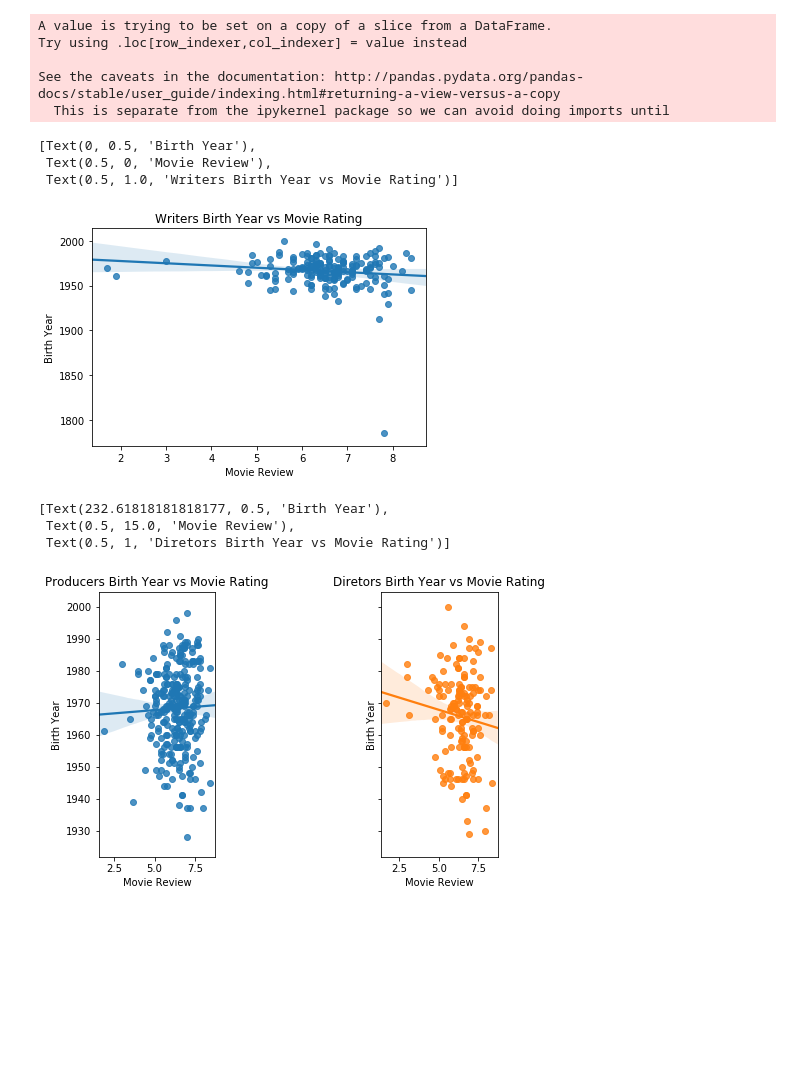
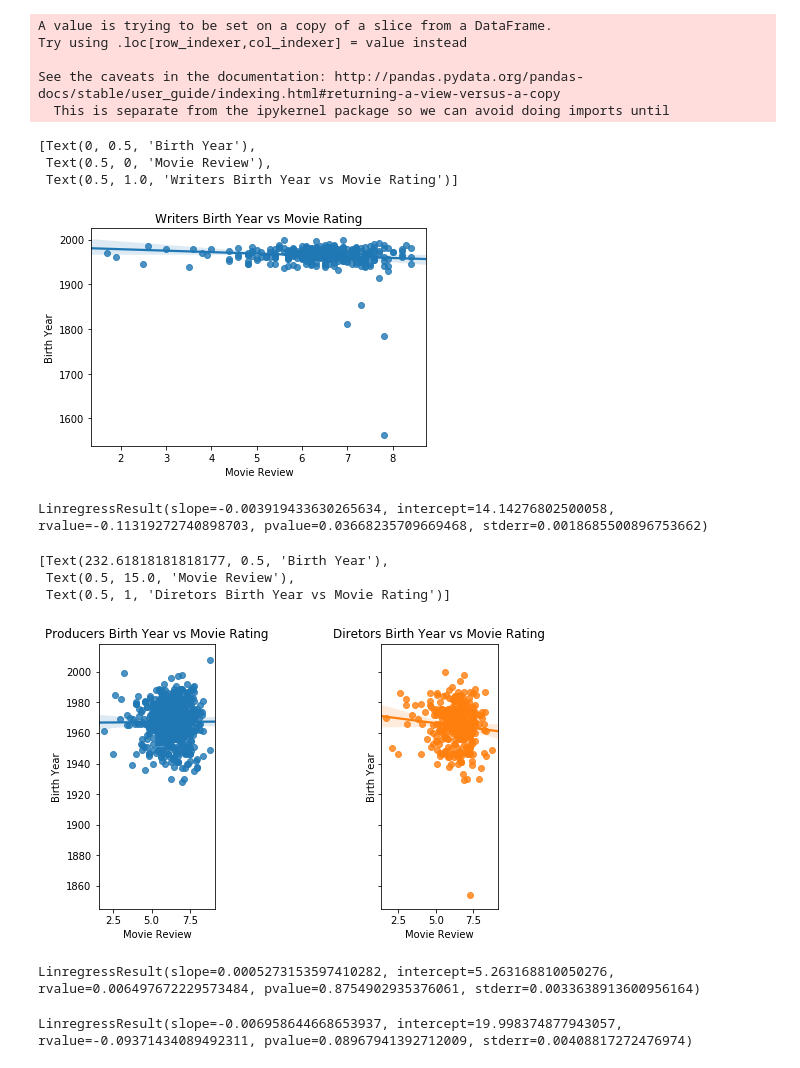
Before and after one commit to arithescientist/hollywood_analysis, a Jupyter notebook: student.ipynb, the cells around one changed output. Cells and saved outputs as stored; diff of their text form; code cells hidden in the pictures; blank space fills up the shorter version.

```diff
--- a/student.ipynb
+++ b/student.ipynb
@@ -833,4 +671,4 @@ sum(imdbandgross.birth_year_y.isna())
 # %%
 # dropping empty values for the column needed
 
-crew_age = imdbandgross.dropna(subset = ['birth_year_y'])
+crew_age = imdbandgross.dropna(subset = ['birth_year'])
@@ -837 +691,5 @@ crew_age = imdbandgross.dropna(subset = ['birth_year_y'])
+# %%
+# dropping empty values for the column needed
+
+crew_age = crew_age.dropna(subset = ['primary_profession'] )
 # %%
@@ -853,4 +705,0 @@ crew_age
-# %%
-# dropping empty values for the column needed
-
-crew_age = crew_age.dropna(subset = ['primary_profession_y'] )
@@ -883,8 +716,8 @@ See the caveats in the documentation: http://pandas.pydata.org/pandas-docs/stabl
 # %%
 # extracting the crew members of the movies and making a variable for their inidividual profession
 
-writers_age = crew_age[crew_age['primary_profession_y'].str.contains('writer')]
-producers_age = crew_age[crew_age['primary_profession_y'].str.contains('producer')]
-directors_age = crew_age[crew_age['primary_profession_y'].str.contains('director')]
-actors_age = crew_age[crew_age['primary_profession_y'].str.contains('actor')]
-actress_age = crew_age[crew_age['primary_profession_y'].str.contains('actress')]
+writers_age = crew_age[crew_age['primary_profession'].str.contains('writer')]
+producers_age = crew_age[crew_age['primary_profession'].str.contains('producer')]
+directors_age = crew_age[crew_age['primary_profession'].str.contains('director')]
+actors_age = crew_age[crew_age['primary_profession'].str.contains('actor')]
+actress_age = crew_age[crew_age['primary_profession'].str.contains('actress')]
@@ -891,30 +726,51 @@ actress_age = crew_age[crew_age['primary_profession_y'].str.contains('actress')]
 # %%
 #Plot a graph showing the relationship between the birth year of the writers vs the movie ratings
 
-wr = sns.regplot(x='averagerating', y='birth_year_y', data = writers_age ,fit_reg=True)
+wr = sns.regplot(x='averagerating', y='birth_year', data = writers_age ,fit_reg=True)
 wr.set(ylabel='Birth Year', xlabel='Movie Review', title = 'Writers Birth Year vs Movie Rating')
 # %% [output]
 [Text(0, 0.5, 'Birth Year'),
  Text(0.5, 0, 'Movie Review'),
  Text(0.5, 1.0, 'Writers Birth Year vs Movie Rating')]
-[figure, old version]
+[figure, new version]
+# %%
+from scipy.stats import linregress
+a = writers_age['birth_year']
+b = writers_age['averagerating']
+linregress(a, b)
+# %% [output]
+LinregressResult(slope=-0.003919433630265634, intercept=14.14276802500058, rvalue=-0.11319272740898703, pvalue=0.03668235709669468, stderr=0.0018685500896753662)
 # %%
 #Plot a graph showing the relationship between the birth year of the producer and directors vs the movie ratings
 
 fig, (pr, dr) = plt.subplots(ncols=2, sharey=True)
 plt.tight_layout(pad=0.1, w_pad=15, h_pad=0.9)
 
 
-sns.regplot(x='averagerating', y='birth_year_y', data = producers_age ,fit_reg=True, ax=pr)
+sns.regplot(x='averagerating', y='birth_year', data = producers_age ,fit_reg=True, ax=pr)
 pr.set(ylabel='Birth Year', xlabel='Movie Review', title = 'Producers Birth Year vs Movie Rating')
 
-sns.regplot(x='averagerating', y='birth_year_y', data = directors_age ,fit_reg=True, ax=dr)
+sns.regplot(x='averagerating', y='birth_year', data = directors_age ,fit_reg=True, ax=dr)
 dr.set(ylabel='Birth Year', xlabel='Movie Review', title = 'Diretors Birth Year vs Movie Rating')
 # %% [output]
 [Text(232.61818181818177, 0.5, 'Birth Year'),
  Text(0.5, 15.0, 'Movie Review'),
  Text(0.5, 1, 'Diretors Birth Year vs Movie Rating')]
-[figure, old version]
+[figure, new version]
+# %%
+from scipy.stats import linregress
+c = producers_age['birth_year']
+d = producers_age['averagerating']
+linregress(c, d)
+# %% [output]
+LinregressResult(slope=0.0005273153597410282, intercept=5.263168810050276, rvalue=0.006497672229573484, pvalue=0.8754902935376061, stderr=0.0033638913600956164)
+# %%
+from scipy.stats import linregress
+e = directors_age['birth_year']
+f = directors_age['averagerating']
+linregress(e, f)
+# %% [output]
+LinregressResult(slope=-0.006958644668653937, intercept=19.998374877943057, rvalue=-0.09371434089492311, pvalue=0.08967941392712009, stderr=0.00408817272476974)
 # %%
 #Plot a graph showing the relationship between the birth year of an actor/actress vs the movie ratings
 
```
Also changed, not shown: parts of 101 cells of this notebook, 1 other file.
